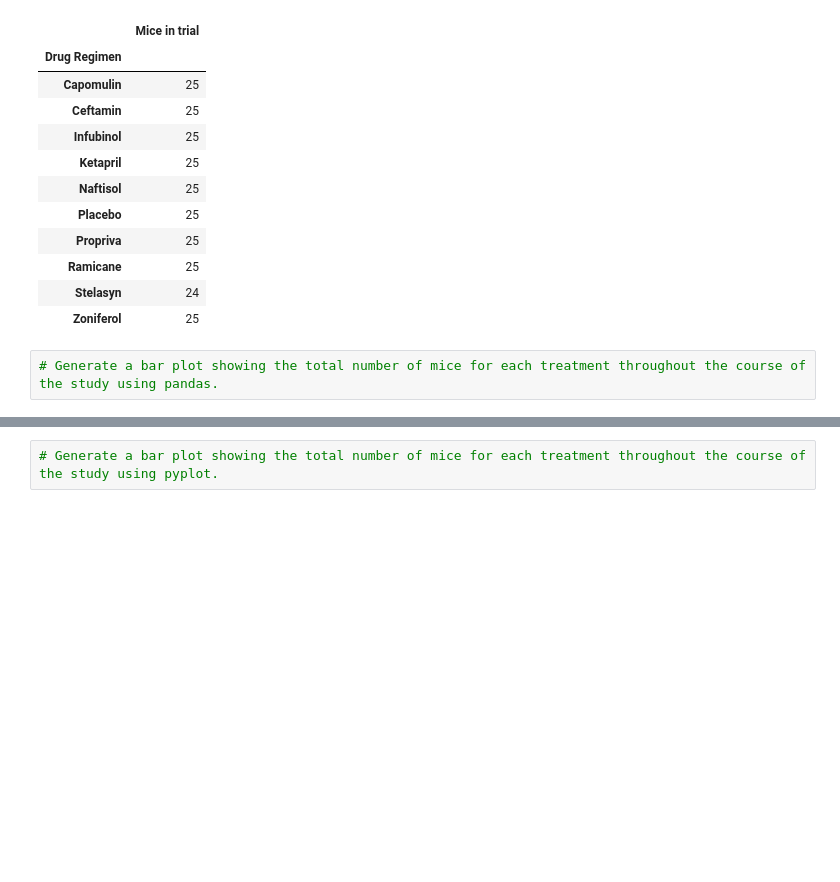
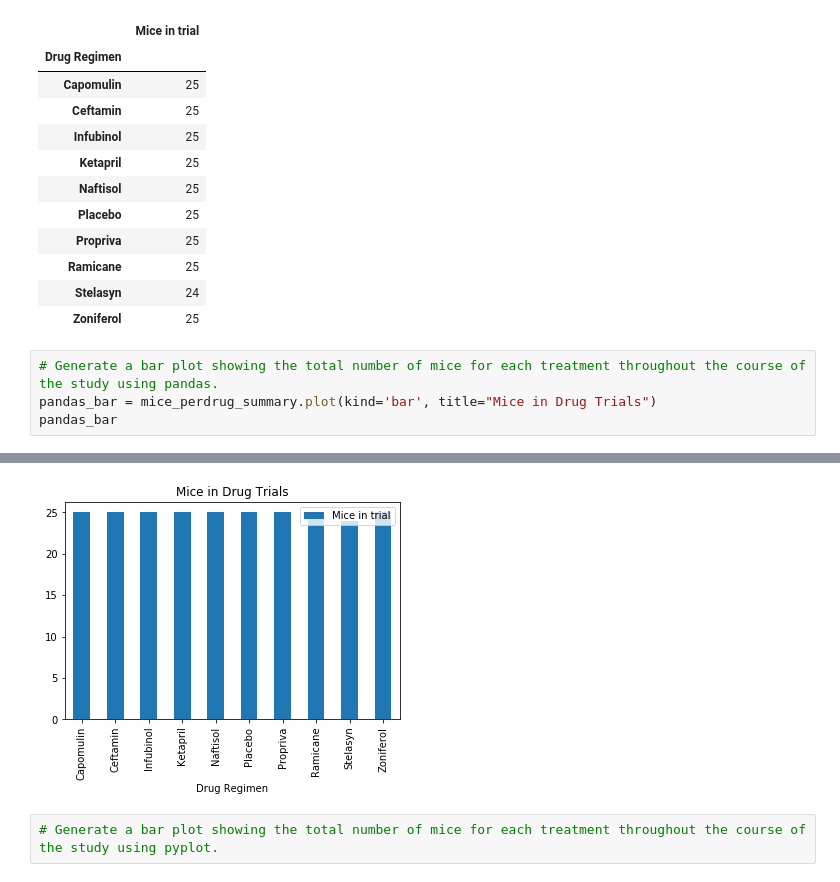
Before and after one commit to tanazimmer/Matplotlib-challenge, a Jupyter notebook: pymaceuticals.ipynb, the cells around one changed output, grey strips where cells are left out. Saved outputs shown, nothing was run; the diff lists cells and outputs as text; blank space fills up the shorter version.

Commit message:
first bar plot complete

```diff
--- a/pymaceuticals.ipynb
+++ b/pymaceuticals.ipynb
@@ -131,4 +131,6 @@ mice_perdrug_summary
 | Zoniferol | 25 |
 # %%
 # Generate a bar plot showing the total number of mice for each treatment throughout the course of the study using pandas.
+pandas_bar = mice_perdrug_summary.plot(kind='bar', title="Mice in Drug Trials")
+pandas_bar
 # %% [output]
@@ -136,3 +138,4 @@ SyntaxError: invalid syntax (<ipython-input-152-d7954dff213f>, line 2)
+[figure, added]
 # %%
 # Generate a bar plot showing the total number of mice for each treatment throughout the course of the study using pyplot.
 # %%
```
Also changed, not shown: parts of 1 cell of this notebook.
